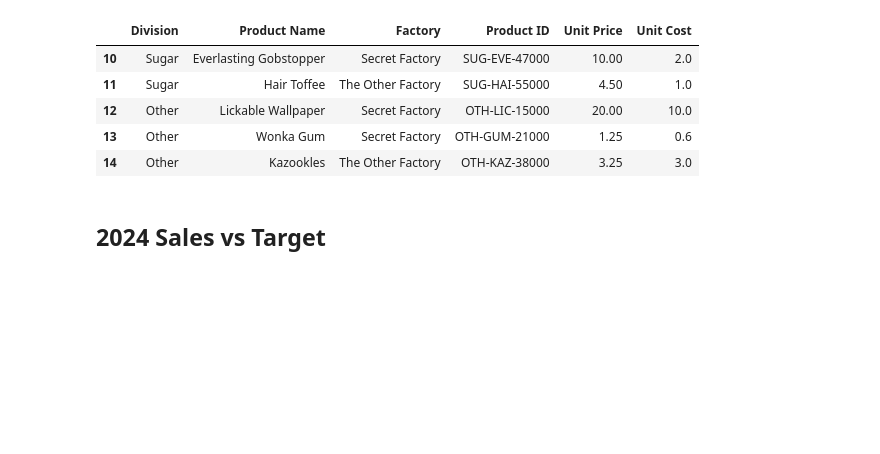
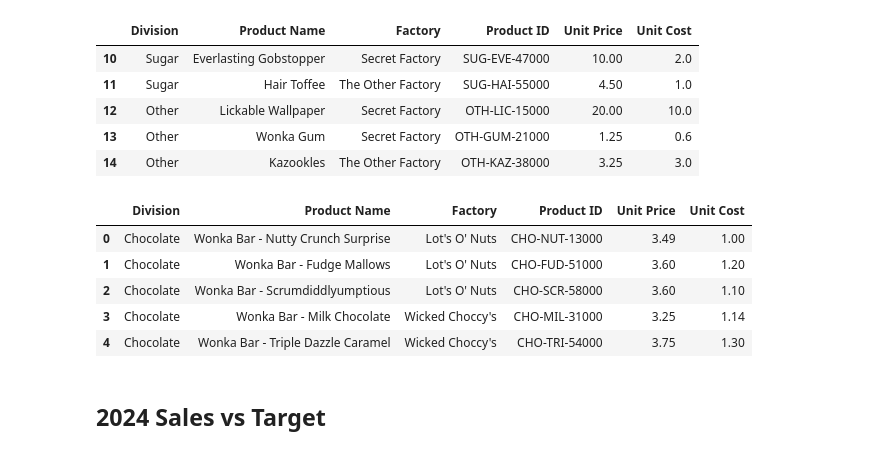
Before and after one commit to suranjanrana/data-analysis-and-warehousing-project, a Jupyter notebook: notebooks/candy-analysis.ipynb, the cells around one changed output. Drawn from its saved outputs; the diff is of its cells as text; code cells hidden in the pictures; blank space fills up the shorter version.

```diff
--- a/notebooks/candy-analysis.ipynb
+++ b/notebooks/candy-analysis.ipynb
@@ -234,6 +238,17 @@ products_df.tail()
 | 12 | Other | Lickable Wallpaper | Secret Factory | OTH-LIC-15000 | 20.00 | 10.0 |
 | 13 | Other | Wonka Gum | Secret Factory | OTH-GUM-21000 | 1.25 | 0.6 |
 | 14 | Other | Kazookles | The Other Factory | OTH-KAZ-38000 | 3.25 | 3.0 |
+# %%
+# Removing leading and trailing whitespace characters from "Product Name" column
+products_df["Product Name"] = products_df["Product Name"].str.strip()
+products_df.head()
+# %% [output]
+|  | Division | Product Name | Factory | Product ID | Unit Price | Unit Cost |
+| 0 | Chocolate | Wonka Bar - Nutty Crunch Surprise | Lot's O' Nuts | CHO-NUT-13000 | 3.49 | 1.00 |
+| 1 | Chocolate | Wonka Bar - Fudge Mallows | Lot's O' Nuts | CHO-FUD-51000 | 3.60 | 1.20 |
+| 2 | Chocolate | Wonka Bar - Scrumdiddlyumptious | Lot's O' Nuts | CHO-SCR-58000 | 3.60 | 1.10 |
+| 3 | Chocolate | Wonka Bar - Milk Chocolate | Wicked Choccy's | CHO-MIL-31000 | 3.25 | 1.14 |
+| 4 | Chocolate | Wonka Bar - Triple Dazzle Caramel | Wicked Choccy's | CHO-TRI-54000 | 3.75 | 1.30 |
 # %% [markdown]
 ## 2024 Sales vs Target
 # %%
```
Also changed, not shown: parts of 4 cells of this notebook.
